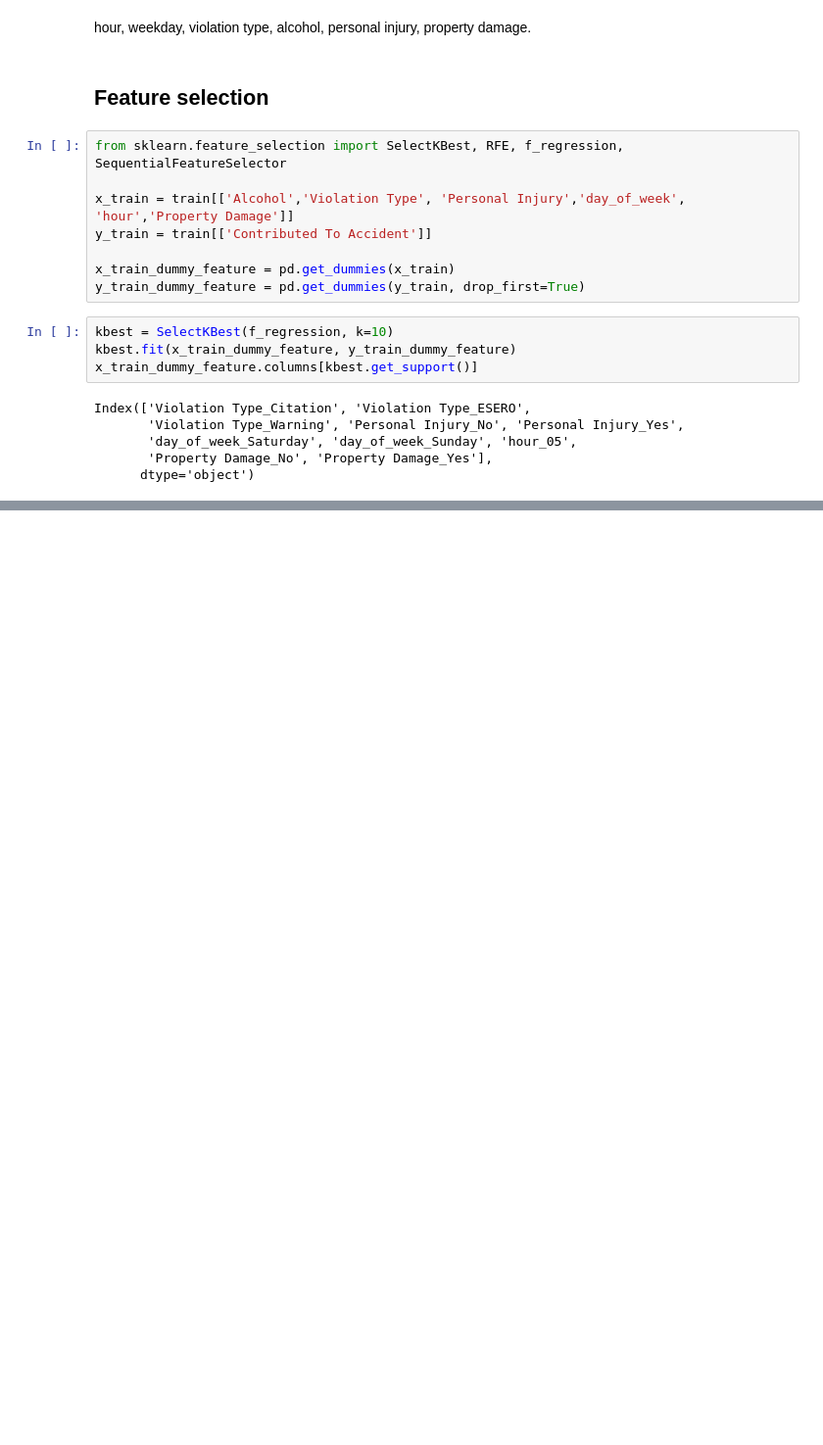
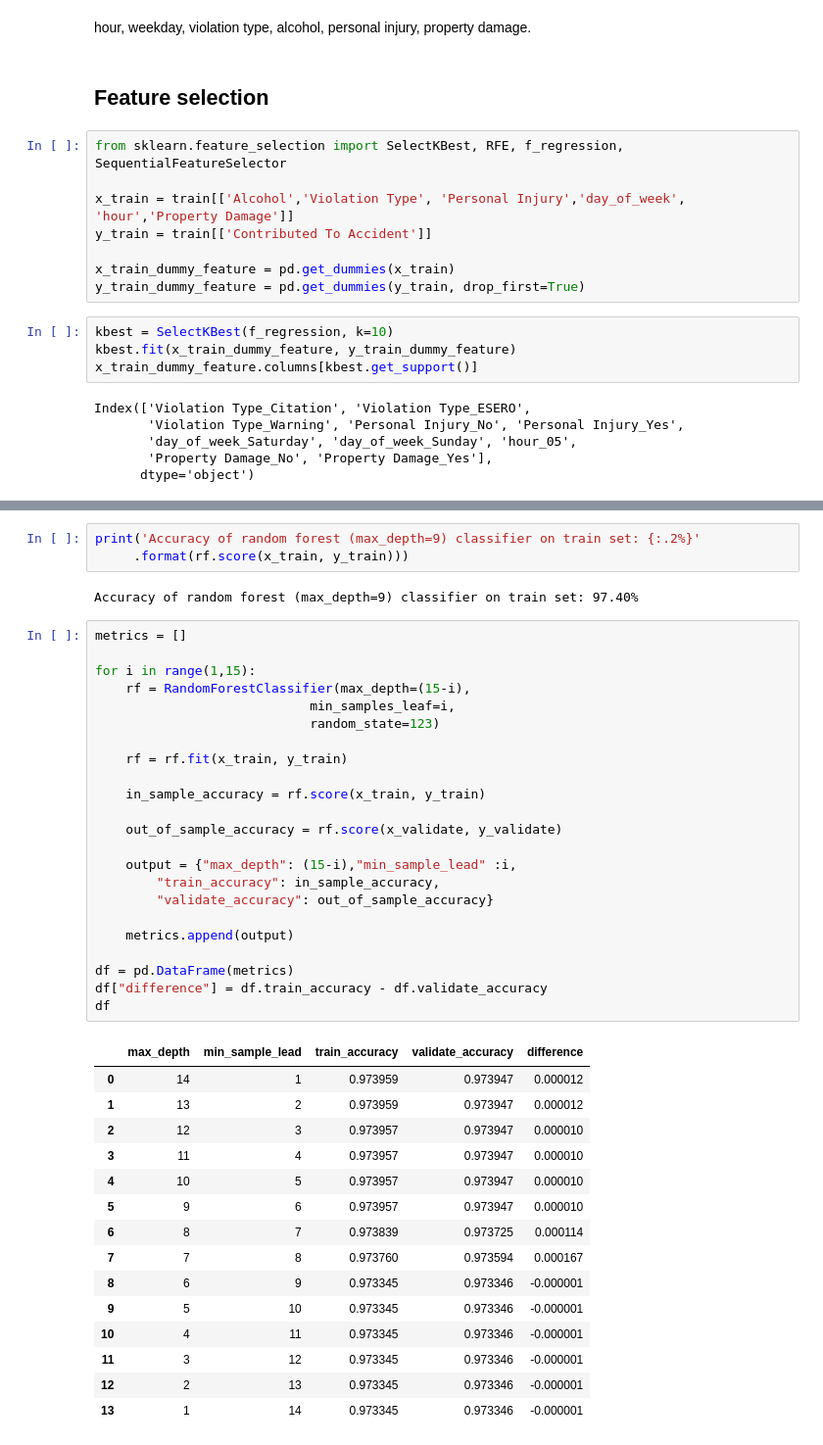
Before and after one commit to Chenchen070/Individual_project, a Jupyter notebook: traffic_violation_contributed_to_accident.ipynb, the cells around one changed output, grey strips where cells are left out. Shown at 98% size. Cells and saved outputs as stored; diff of their text form; blank space fills up the shorter version.

```diff
--- a/traffic_violation_contributed_to_accident.ipynb
+++ b/traffic_violation_contributed_to_accident.ipynb
@@ -207,0 +386,44 @@ Index(['hour_00', 'hour_01', 'hour_02', 'hour_09', 'hour_10', 'hour_11',
+# %%
+print('Accuracy of random forest (max_depth=9) classifier on train set: {:.2%}'
+     .format(rf.score(x_train, y_train)))
+# %% [output]
+Accuracy of random forest (max_depth=9) classifier on train set: 97.40%
+# %%
+metrics = []
+
+for i in range(1,15):
+    rf = RandomForestClassifier(max_depth=(15-i),
+                            min_samples_leaf=i,
+                            random_state=123)
+
+    rf = rf.fit(x_train, y_train)
+
+    in_sample_accuracy = rf.score(x_train, y_train)
+
+    out_of_sample_accuracy = rf.score(x_validate, y_validate)
+
+    output = {"max_depth": (15-i),"min_sample_lead" :i,
+        "train_accuracy": in_sample_accuracy,
+        "validate_accuracy": out_of_sample_accuracy}
+
+    metrics.append(output)
+
+df = pd.DataFrame(metrics)
+df["difference"] = df.train_accuracy - df.validate_accuracy
+df
+# %% [output]
+|  | max_depth | min_sample_lead | train_accuracy | validate_accuracy | difference |
+| 0 | 14 | 1 | 0.973959 | 0.973947 | 0.000012 |
+| 1 | 13 | 2 | 0.973959 | 0.973947 | 0.000012 |
+| 2 | 12 | 3 | 0.973957 | 0.973947 | 0.000010 |
+| 3 | 11 | 4 | 0.973957 | 0.973947 | 0.000010 |
+| 4 | 10 | 5 | 0.973957 | 0.973947 | 0.000010 |
+| 5 | 9 | 6 | 0.973957 | 0.973947 | 0.000010 |
+| 6 | 8 | 7 | 0.973839 | 0.973725 | 0.000114 |
+| 7 | 7 | 8 | 0.973760 | 0.973594 | 0.000167 |
+| 8 | 6 | 9 | 0.973345 | 0.973346 | -0.000001 |
+| 9 | 5 | 10 | 0.973345 | 0.973346 | -0.000001 |
+| 10 | 4 | 11 | 0.973345 | 0.973346 | -0.000001 |
+| 11 | 3 | 12 | 0.973345 | 0.973346 | -0.000001 |
+| 12 | 2 | 13 | 0.973345 | 0.973346 | -0.000001 |
+| 13 | 1 | 14 | 0.973345 | 0.973346 | -0.000001 |
```
Also changed, not shown: parts of 28 cells of this notebook.
